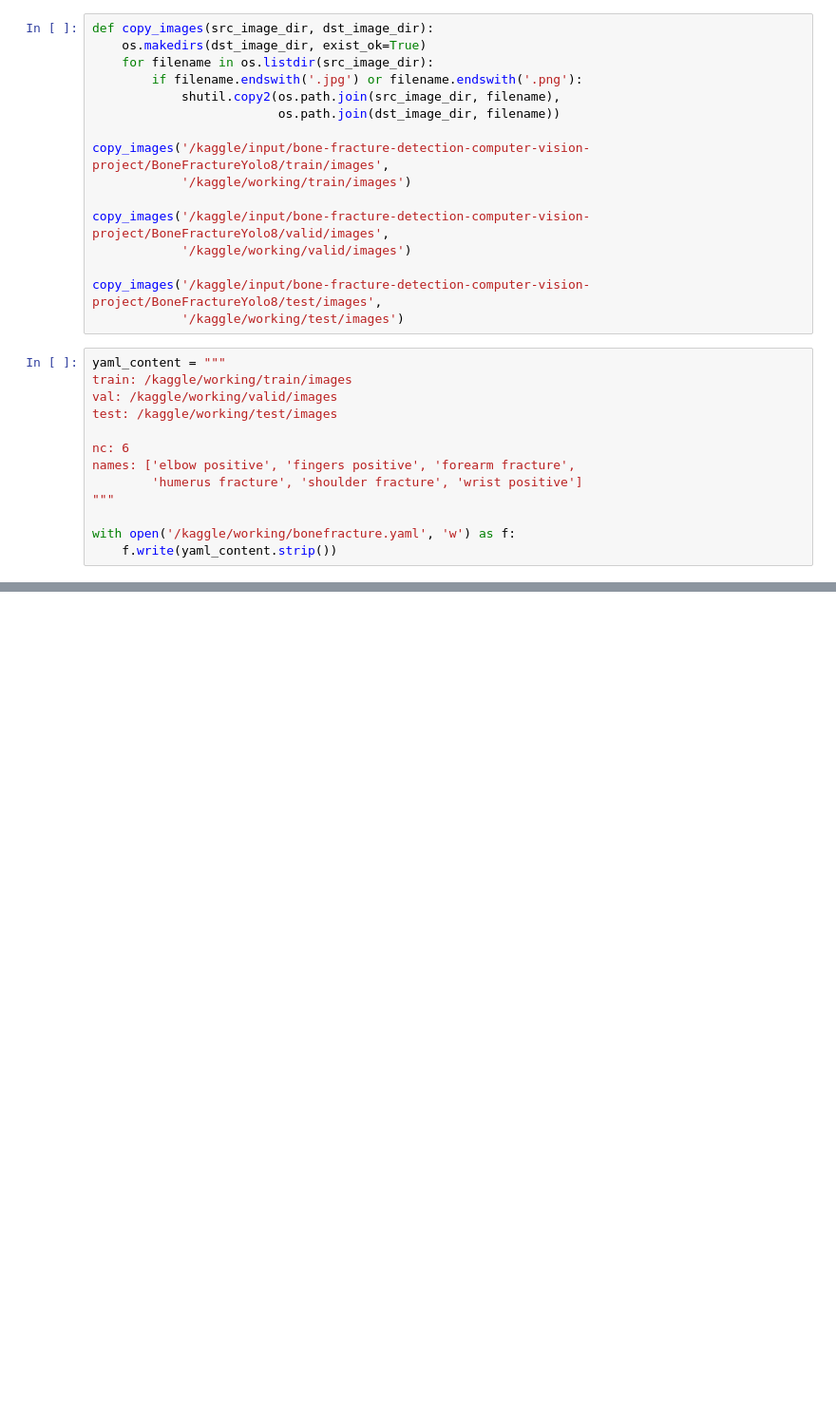
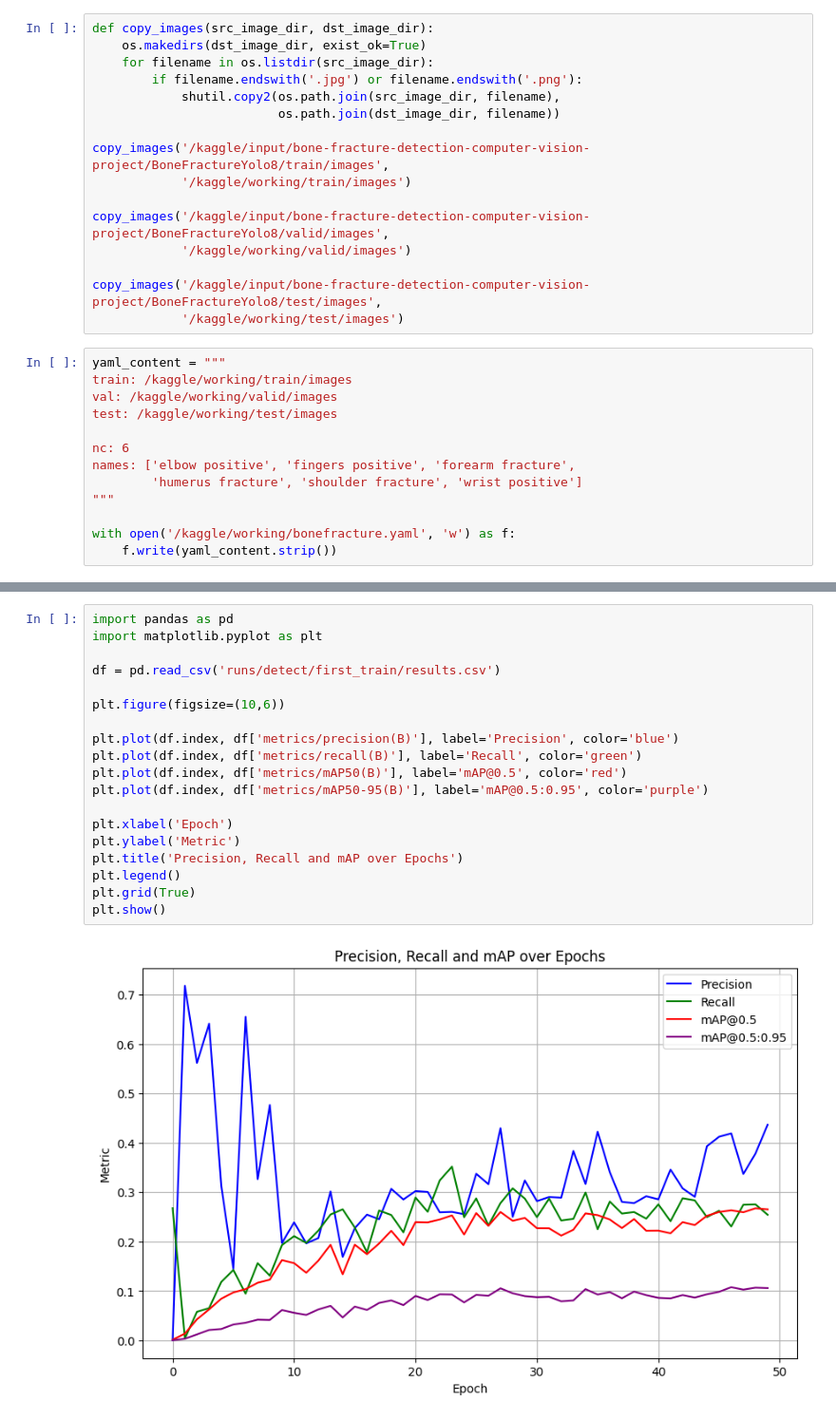
Before and after one commit to modelscave/Bone-Fracture, a Jupyter notebook: bone-fracture-detection-yolo.ipynb, the cells around one changed output, grey strips where cells are left out. Shown at 95% size. Cells and saved outputs as stored; diff of their text form; blank space fills up the shorter version.

```diff
--- a/bone-fracture-detection-yolo.ipynb
+++ b/bone-fracture-detection-yolo.ipynb
@@ -186,0 +188,21 @@ Starting training for 20 epochs...
+# %%
+import pandas as pd
+import matplotlib.pyplot as plt
+
+df = pd.read_csv('runs/detect/first_train/results.csv')
+
+plt.figure(figsize=(10,6))
+
+plt.plot(df.index, df['metrics/precision(B)'], label='Precision', color='blue')
+plt.plot(df.index, df['metrics/recall(B)'], label='Recall', color='green')
+plt.plot(df.index, df['metrics/mAP50(B)'], label='mAP@0.5', color='red')
+plt.plot(df.index, df['metrics/mAP50-95(B)'], label='mAP@0.5:0.95', color='purple')
+
+plt.xlabel('Epoch')
+plt.ylabel('Metric')
+plt.title('Precision, Recall and mAP over Epochs')
+plt.legend()
+plt.grid(True)
+plt.show()
+# %% [output]
+[figure, added]
```
Also changed, not shown: parts of 10 cells of this notebook.
